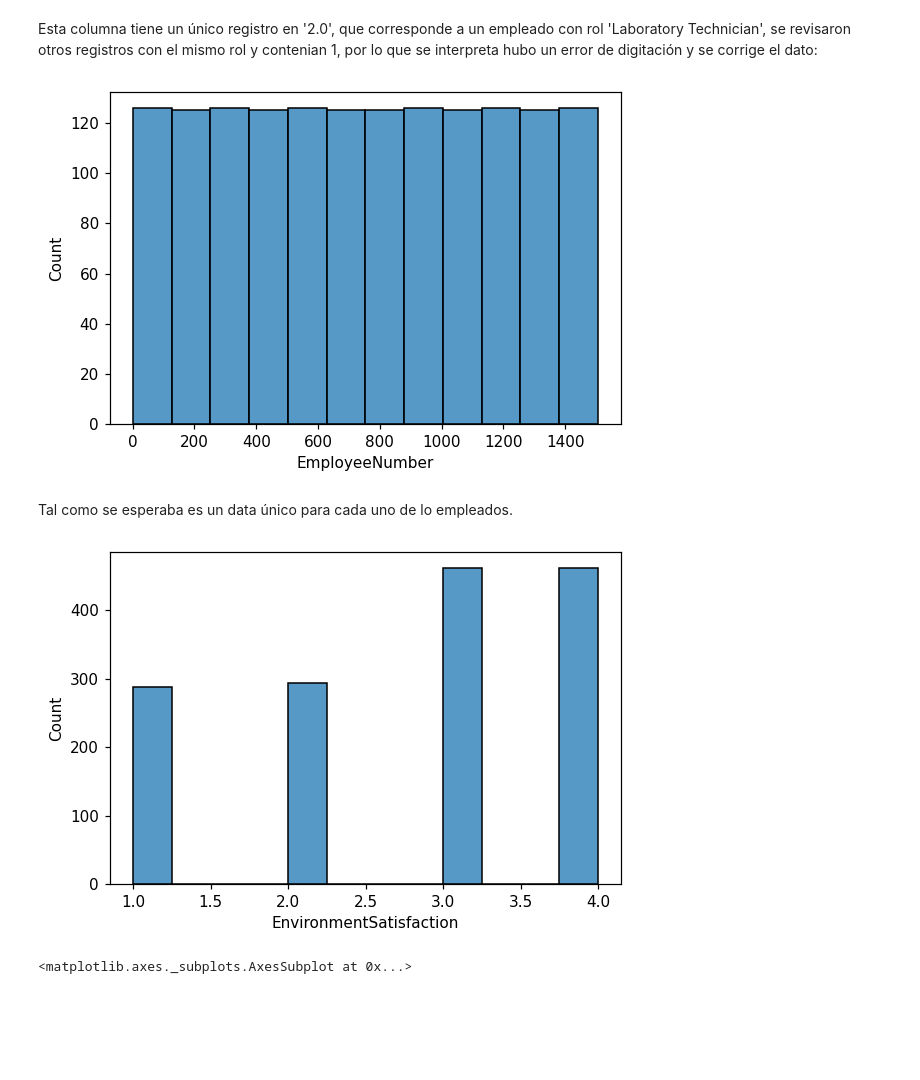
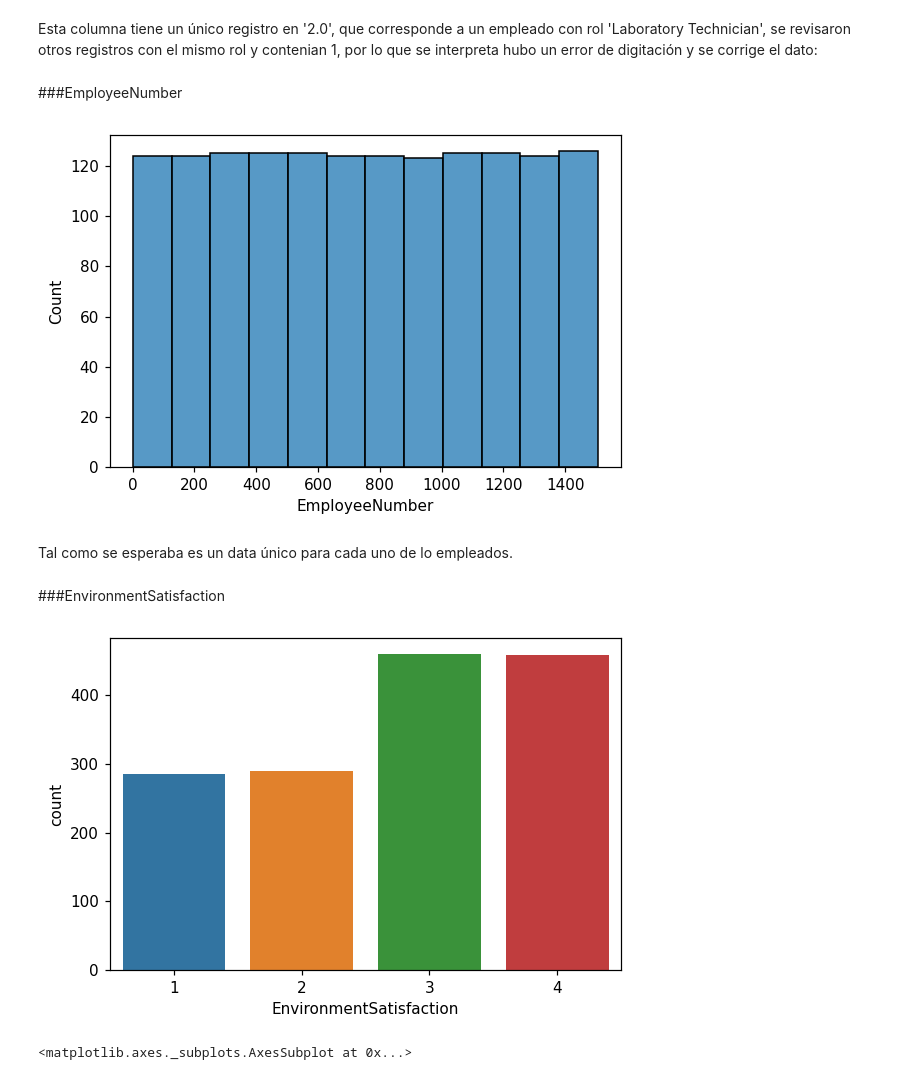
Before and after one commit to davidpolme/Taller3-DataScience, a Jupyter notebook: CDA_Taller3.ipynb, the cells around one changed output. Cells and saved outputs as stored; diff of their text form; code cells hidden in the pictures; blank space fills up the shorter version.

Commit message:
feat: preparación datos para modelamiento

```diff
--- a/CDA_Taller3.ipynb
+++ b/CDA_Taller3.ipynb
@@ -216,2 +222,4 @@ media 2.7443105756358768
+# %%
+data = data.dropna(subset=['JobSatisfaction'])
 # %%
 #histograma para ver la distribución
@@ -224,3 +231,0 @@ Más de un poco del 60% de los datos se concentran entre 3.0 y 4.0. Estadística
-# %%
-#imputar datos fataltantes de JobSatisfaction con la mediana:
-data['JobSatisfaction'] = data['JobSatisfaction'].fillna(data['JobSatisfaction'].median())
@@ -475,18 +500,22 @@ data[ data['EmployeeCount'] == 2 ].at[351 ,'JobRole']
 Esta columna tiene un único registro en '2.0', que corresponde a un empleado con rol 'Laboratory Technician', se revisaron otros registros con el mismo rol y contenian 1, por lo que se interpreta hubo un error de digitación y se corrige el dato:
 # %%
 data['EmployeeCount'] = data['EmployeeCount'].apply(lambda x: 1 if (x==2) else x)
+# %% [markdown]
+###EmployeeNumber
 # %%
 #Columna EmployeeNumber
 hist  = sns.histplot(data=data, x="EmployeeNumber")
 # %% [output]
-[figure, old version]
+[figure, new version]
 # %% [markdown]
 Tal como se esperaba es un data único para cada uno de lo empleados.
+# %% [markdown]
+###EnvironmentSatisfaction
 # %%
 #Columna EnvironmentSatisfaction
-hist  = sns.histplot(data=data, x="EnvironmentSatisfaction")
+hist  = sns.countplot(data=data, x="EnvironmentSatisfaction")
 # %% [output]
-[figure, old version]
+[figure, new version]
 # %%
 sns.boxplot(x=data["EnvironmentSatisfaction"])
 # %% [output]
```
Also changed, not shown: parts of 158 cells of this notebook.
